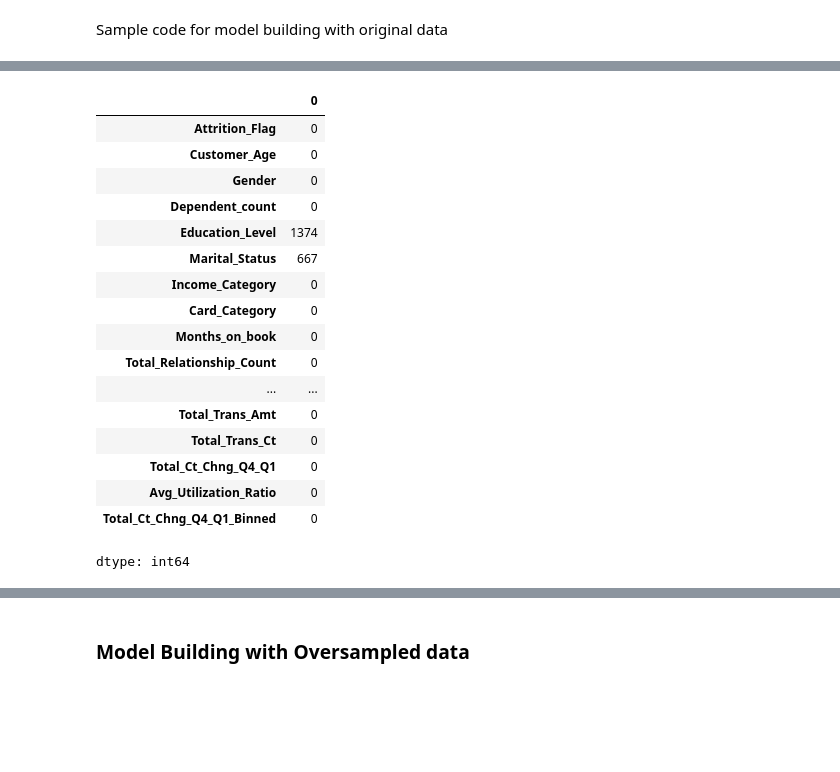
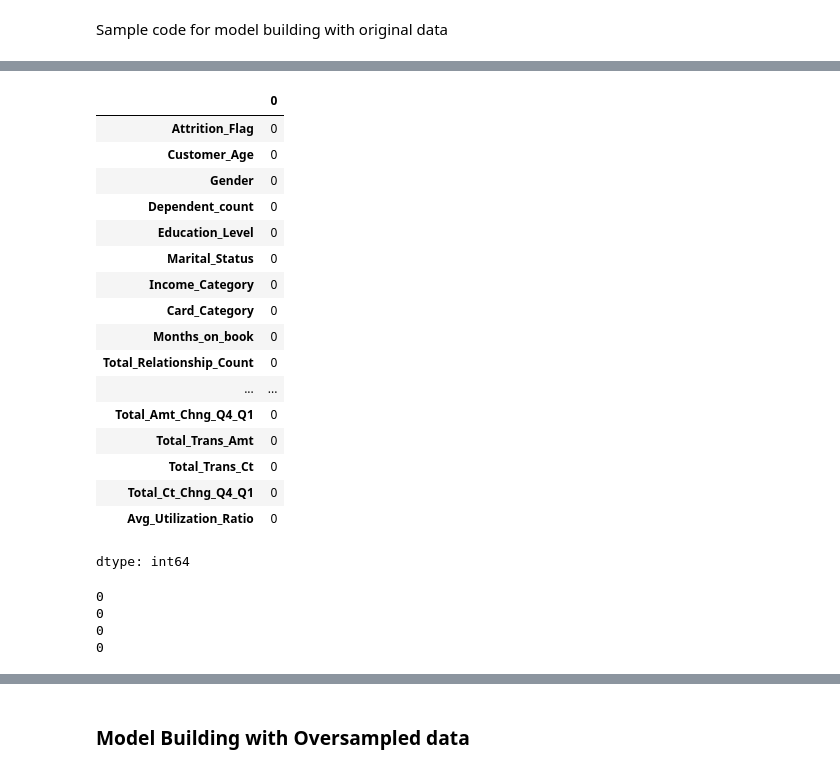
Before and after one commit to lhughey/AIML_Course, a Jupyter notebook: Project 3 - Credit Card Users Churn Prediction/AML_Project_LearnerNotebook_FullCode.ipynb, the cells around one changed output, grey strips where cells are left out. Cells and saved outputs as stored; diff of their text form; code cells hidden in the pictures; blank space fills up the shorter version.

```diff
--- a/Project 3 - Credit Card Users Churn Prediction/AML_Project_LearnerNotebook_FullCode.ipynb
+++ b/Project 3 - Credit Card Users Churn Prediction/AML_Project_LearnerNotebook_FullCode.ipynb
@@ -898,3 +859,7 @@ data = data.dropna(subset=['Attrition_Flag'])
 #remove target data
 X = data.drop("Attrition_Flag", axis=1)
 y = data["Attrition_Flag"]
+# %%
+#remove rows where Marital_Status or Education_Level are null
+data = data.dropna(subset=['Marital_Status', 'Education_Level'])
+data.info()
@@ -919,22 +902,34 @@ Number of rows in test data = 1803
-# %%
-data.isna().sum()
-# %% [output]
-|  | 0 |
-| Attrition_Flag | 0 |
-| Customer_Age | 0 |
-| Gender | 0 |
-| Dependent_count | 0 |
-| Education_Level | 1374 |
-| Marital_Status | 667 |
-| Income_Category | 0 |
-| Card_Category | 0 |
-| Months_on_book | 0 |
-| Total_Relationship_Count | 0 |
-| ... | ... |
-| Total_Trans_Amt | 0 |
-| Total_Trans_Ct | 0 |
-| Total_Ct_Chng_Q4_Q1 | 0 |
-| Avg_Utilization_Ratio | 0 |
-| Total_Ct_Chng_Q4_Q1_Binned | 0 |
-dtype: int64
+# %%
+pd.options.mode.use_inf_as_na = True
+data.isna().sum()
+# %% [output]
+|  | 0 |
+| Attrition_Flag | 0 |
+| Customer_Age | 0 |
+| Gender | 0 |
+| Dependent_count | 0 |
+| Education_Level | 0 |
+| Marital_Status | 0 |
+| Income_Category | 0 |
+| Card_Category | 0 |
+| Months_on_book | 0 |
+| Total_Relationship_Count | 0 |
+| ... | ... |
+| Total_Amt_Chng_Q4_Q1 | 0 |
+| Total_Trans_Amt | 0 |
+| Total_Trans_Ct | 0 |
+| Total_Ct_Chng_Q4_Q1 | 0 |
+| Avg_Utilization_Ratio | 0 |
+dtype: int64
+# %%
+#education_level and marital_status still have null values
+print(data['Education_Level'][data['Education_Level'] == ''].count())
+print(data['Marital_Status'][data['Marital_Status'] == ''].count())
+print(data['Education_Level'].isnull().sum())
+print(data['Marital_Status'].isnull().sum())
+# %% [output]
+0
+0
+0
+0
 # %%
```
Also changed, not shown: parts of 20 cells of this notebook.
